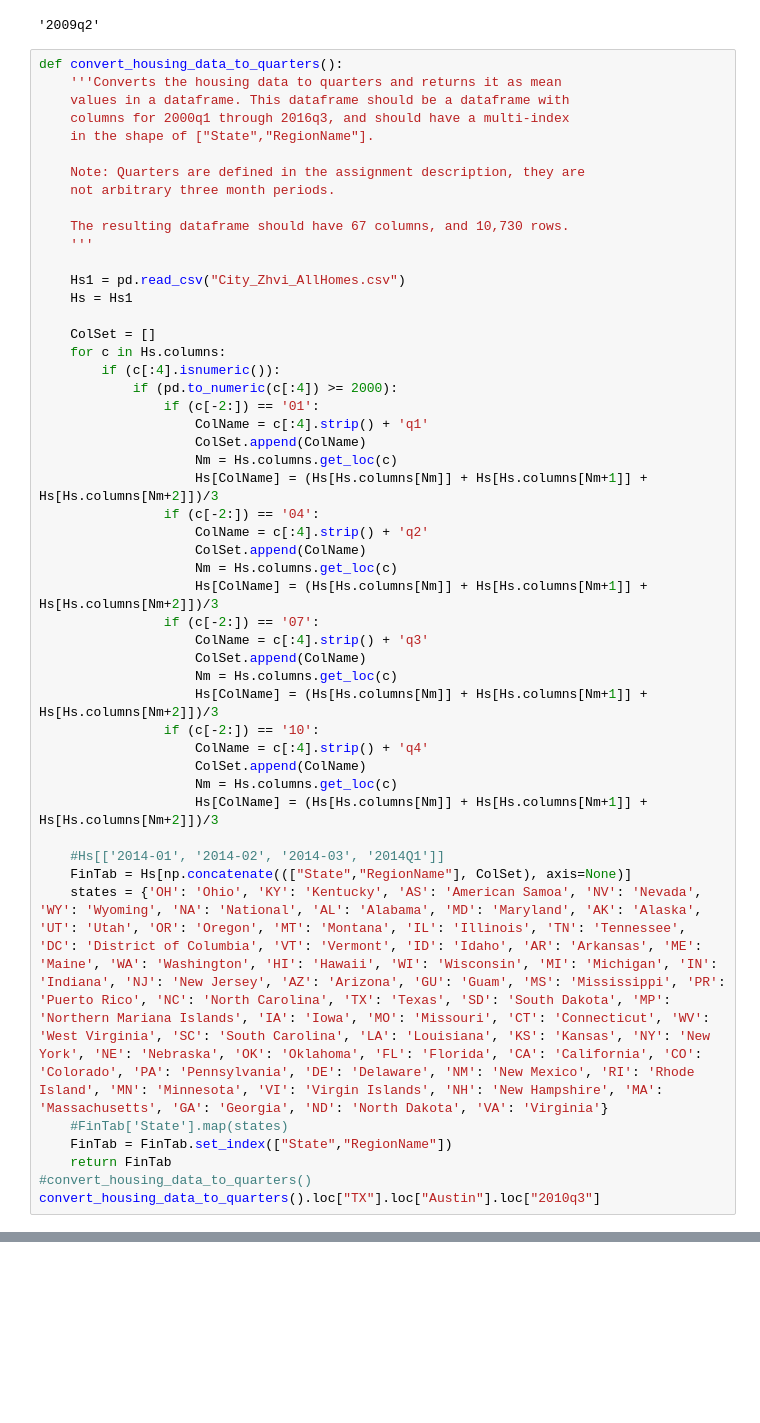
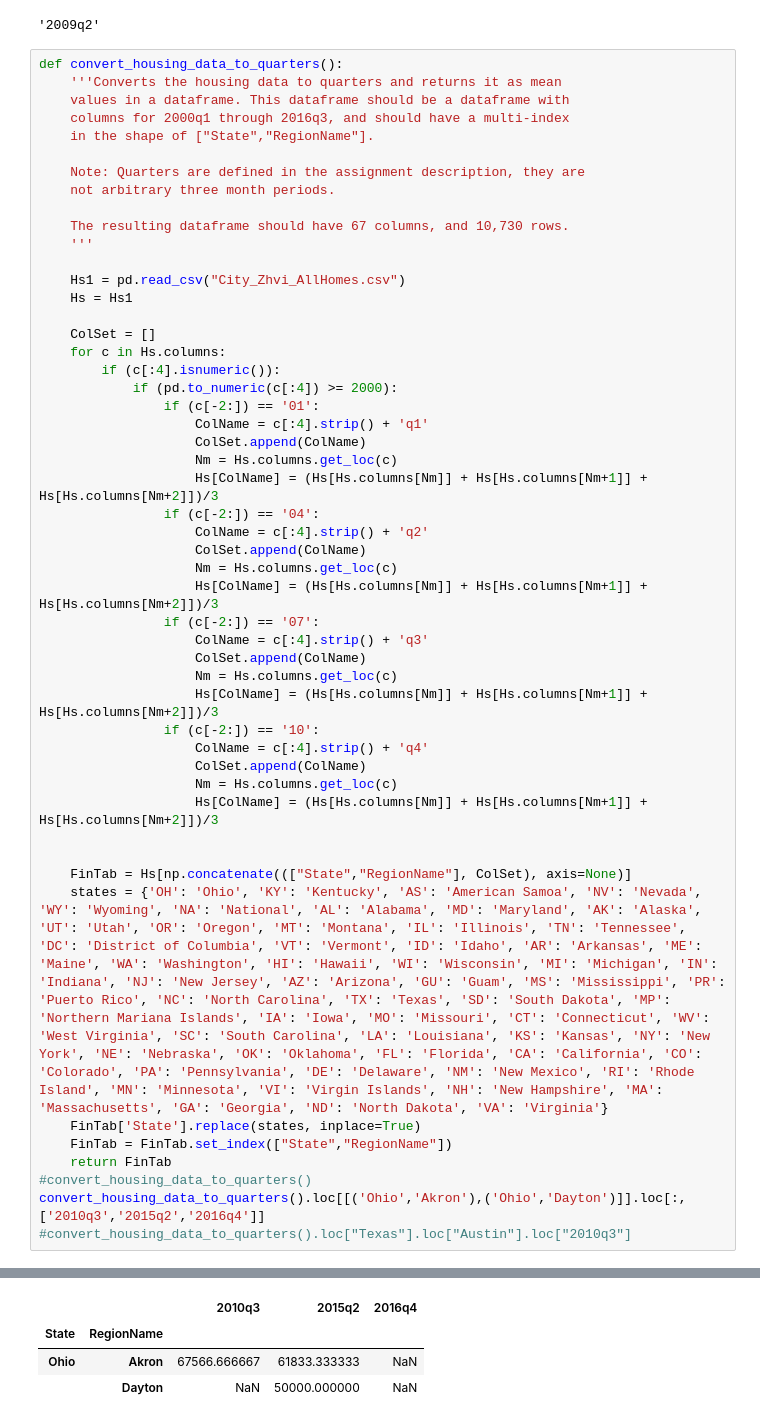
Before and after one commit to pdstar/Data-Processing-with-Pandas, a Jupyter notebook: Assignment+4.ipynb, the cells around one changed output, grey strips where cells are left out. Drawn from its saved outputs; the diff is of its cells as text; blank space fills up the shorter version.

```diff
--- a/Assignment+4.ipynb
+++ b/Assignment+4.ipynb
@@ -319,12 +319,13 @@ def convert_housing_data_to_quarters():
                     Nm = Hs.columns.get_loc(c)
                     Hs[ColName] = (Hs[Hs.columns[Nm]] + Hs[Hs.columns[Nm+1]] + Hs[Hs.columns[Nm+2]])/3
 
-    #Hs[['2014-01', '2014-02', '2014-03', '2014Q1']]
+
     FinTab = Hs[np.concatenate((["State","RegionName"], ColSet), axis=None)]
     states = {'OH': 'Ohio', 'KY': 'Kentucky', 'AS': 'American Samoa', 'NV': 'Nevada', 'WY': 'Wyoming', 'NA': 'National', 'AL': 'Alabama', 'MD': 'Maryland', 'AK': 'Alaska', 'UT': 'Utah', 'OR': 'Oregon', 'MT': 'Montana', 'IL': 'Illinois', 'TN': 'Tennessee', 'DC': 'District of Columbia', 'VT': 'Vermont', 'ID': 'Idaho', 'AR': 'Arkansas', 'ME': 'Maine', 'WA': 'Washington', 'HI': 'Hawaii', 'WI': 'Wisconsin', 'MI': 'Michigan', 'IN': 'Indiana', 'NJ': 'New Jersey', 'AZ': 'Arizona', 'GU': 'Guam', 'MS': 'Mississippi', 'PR': 'Puerto Rico', 'NC': 'North Carolina', 'TX': 'Texas', 'SD': 'South Dakota', 'MP': 'Northern Mariana Islands', 'IA': 'Iowa', 'MO': 'Missouri', 'CT': 'Connecticut', 'WV': 'West Virginia', 'SC': 'South Carolina', 'LA': 'Louisiana', 'KS': 'Kansas', 'NY': 'New York', 'NE': 'Nebraska', 'OK': 'Oklahoma', 'FL': 'Florida', 'CA': 'California', 'CO': 'Colorado', 'PA': 'Pennsylvania', 'DE': 'Delaware', 'NM': 'New Mexico', 'RI': 'Rhode Island', 'MN': 'Minnesota', 'VI': 'Virgin Islands', 'NH': 'New Hampshire', 'MA': 'Massachusetts', 'GA': 'Georgia', 'ND': 'North Dakota', 'VA': 'Virginia'}
-    #FinTab['State'].map(states)
+    FinTab['State'].replace(states, inplace=True)
     FinTab = FinTab.set_index(["State","RegionName"])
     return FinTab
 #convert_housing_data_to_quarters()
-convert_housing_data_to_quarters().loc["TX"].loc["Austin"].loc["2010q3"]
+convert_housing_data_to_quarters().loc[[('Ohio','Akron'),('Ohio','Dayton')]].loc[:,['2010q3','2015q2','2016q4']]
+#convert_housing_data_to_quarters().loc["Texas"].loc["Austin"].loc["2010q3"]
 # %% [output]
@@ -331,0 +336,4 @@ convert_housing_data_to_quarters().loc["TX"].loc["Austin"].loc["2010q3"]
+|  |  | 2010q3 | 2015q2 | 2016q4 |
+| State | RegionName |  |  |  |
+| Ohio | Akron | 67566.666667 | 61833.333333 | NaN |
+|  | Dayton | NaN | 50000.000000 | NaN |
```
Also changed, not shown: parts of 3 cells of this notebook.
